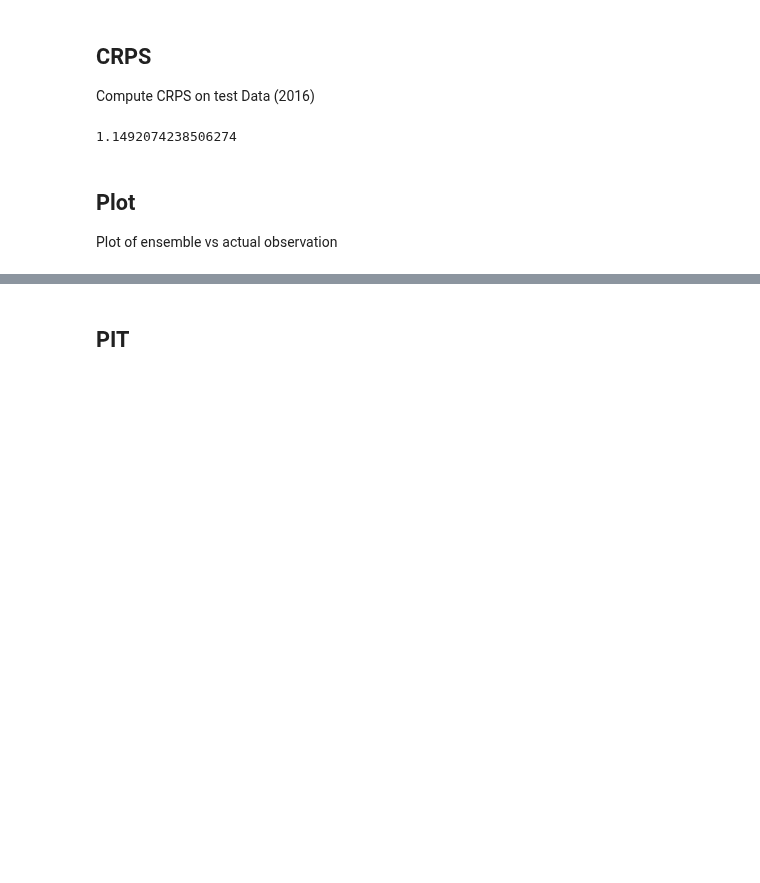
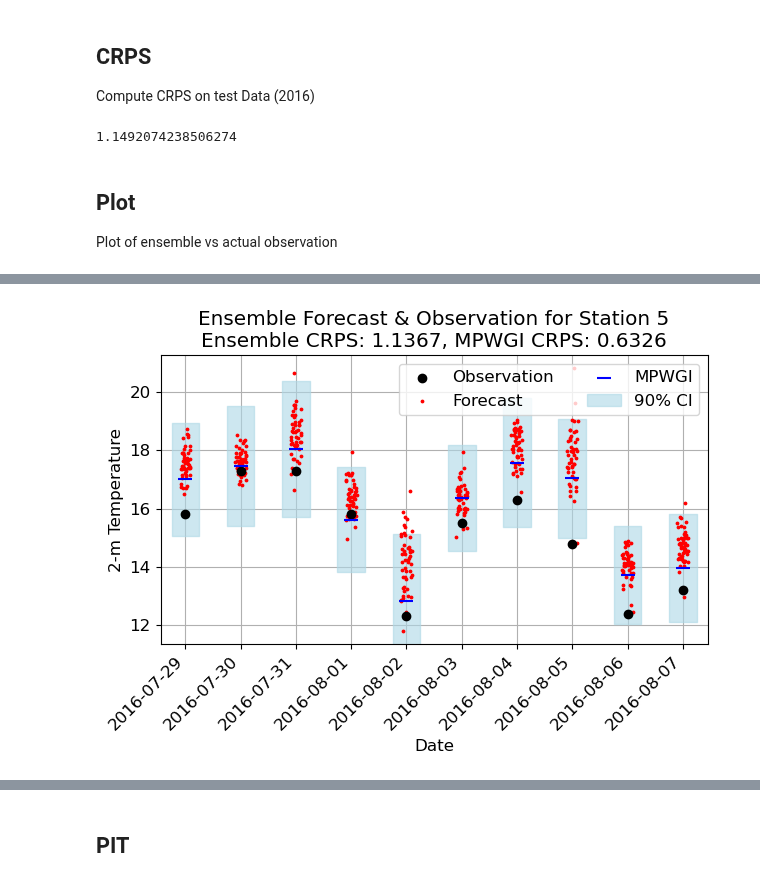
Before and after one commit to m-j-w-f/GNNPP, a Jupyter notebook: slerch_test/raw_ensemble.ipynb, the cells around one changed output, grey strips where cells are left out. Saved outputs shown, nothing was run; the diff lists cells and outputs as text; code cells hidden in the pictures; blank space fills up the shorter version.

```diff
--- a/slerch_test/raw_ensemble.ipynb
+++ b/slerch_test/raw_ensemble.ipynb
@@ -105,3 +72,93 @@ The PostScript backend does not support transparency; partially transparent arti
+# %%
+station = 5
+days = 10
+start = 210
+
+# Add forecast from MPWGI
+df_preds = pd.read_feather("../gnn/preds_GlobalInfo.feather")
+df_preds = df_preds[df_preds.id == station]
+df_preds = df_preds.iloc[start:start+days,:]
+
+# Add raw ensemble
+df_station = data_clean[data_clean.station == station]
+df_station = df_station.iloc[start:start+days,:]
+
+# CRPS of the n days of raw ensemble
+crps = ens_metrics.ens_crps(df_station.obs.to_numpy(), df_station.iloc[:,3:53].to_numpy())
+crpsMean = crps["crpsMean"]
+
+# CRPS of the GNN
+crps_GNN = df_preds.crps.mean()
+
+# Get Forecasts
+forecasts = value_vars = [col for col in df_station.columns if col.startswith('X')]
+df_ens = pd.melt(df_station, id_vars=["date"], value_vars=forecasts, var_name="member", value_name="forecast")
+
+# Plot
+fig, ax = plt.subplots()
+
+# Convert dates to numerical format
+numeric_dates = mdates.date2num(df_station.date)
+
+# Plot GNN output
+# get confidence intervals
+confidence_level = 0.90  # 90% confidence level
+# Calculate the confidence interval
+interval_width_x = 0.5
+
+
+confidence_interval = stats.norm.interval(confidence_level, loc=df_preds.mu, scale=df_preds.sigma)
+
+
+for i, date in enumerate(df_station.date):
+    ax.fill_betweenx(
+        [confidence_interval[0][i], confidence_interval[1][i]],
+        numeric_dates[i] - interval_width_x / 2,
+        numeric_dates[i] + interval_width_x / 2,
+        alpha=0.6,
+        edgecolor='none',
+        color="lightblue"
+    )
+
+ax.fill_betweenx( # Hack to get the label only once in legend. This element is invisible in the plot
+        [confidence_interval[0][i], confidence_interval[0][i]],
+        numeric_dates[i],
+        numeric_dates[i],
+        alpha=0.6,
+        edgecolor='none',
+        color="lightblue",
+        label="90% CI"
+    )
+
+# Plot scatterplot
+dots = ax.scatter(df_ens.date, df_ens.forecast, s=3, label="Forecast", color="r")
+jitter_dots(dots)
+ax.scatter(df_station.date, df_station.obs, label="Observation", color="k")
+ax.scatter(df_station.date, df_preds.mu, label="MPWGI", marker="_", s=100, color="blue")
+
+ax.set_axisbelow(True)  # This setting places the grid lines behind the data
+ax.grid(True)
+
+
+plt.xlabel('Date')
+plt.ylabel('2-m Temperature')
+plt.title(f"Ensemble Forecast & Observation for Station {station}\nEnsemble CRPS: {'{0:.4f}'.format(crpsMean)}, MPWGI CRPS: {'{0:.4f}'.format(crps_GNN)}")
+
+#get handles and labels
+handles, labels = plt.gca().get_legend_handles_labels()
+
+#specify order of items in legend
+order = [2,1,3,0]
+
+#add legend to plot
+plt.legend([handles[idx] for idx in order],[labels[idx] for idx in order], ncol=2)
+
+plt.xticks(rotation=45, ha="right")
+plt.tight_layout()
+
+#plt.savefig(f"../gnn/plots/example_wout_GNN.pdf", format='pdf', dpi=600, bbox_inches='tight')
+# %% [output]
+[figure, added]
 # %%
 plt.rcParams.update({'font.size': 16})
 plt.figure(figsize=(8,8))
```
Also changed, not shown: parts of 14 cells of this notebook, 33 other files.
